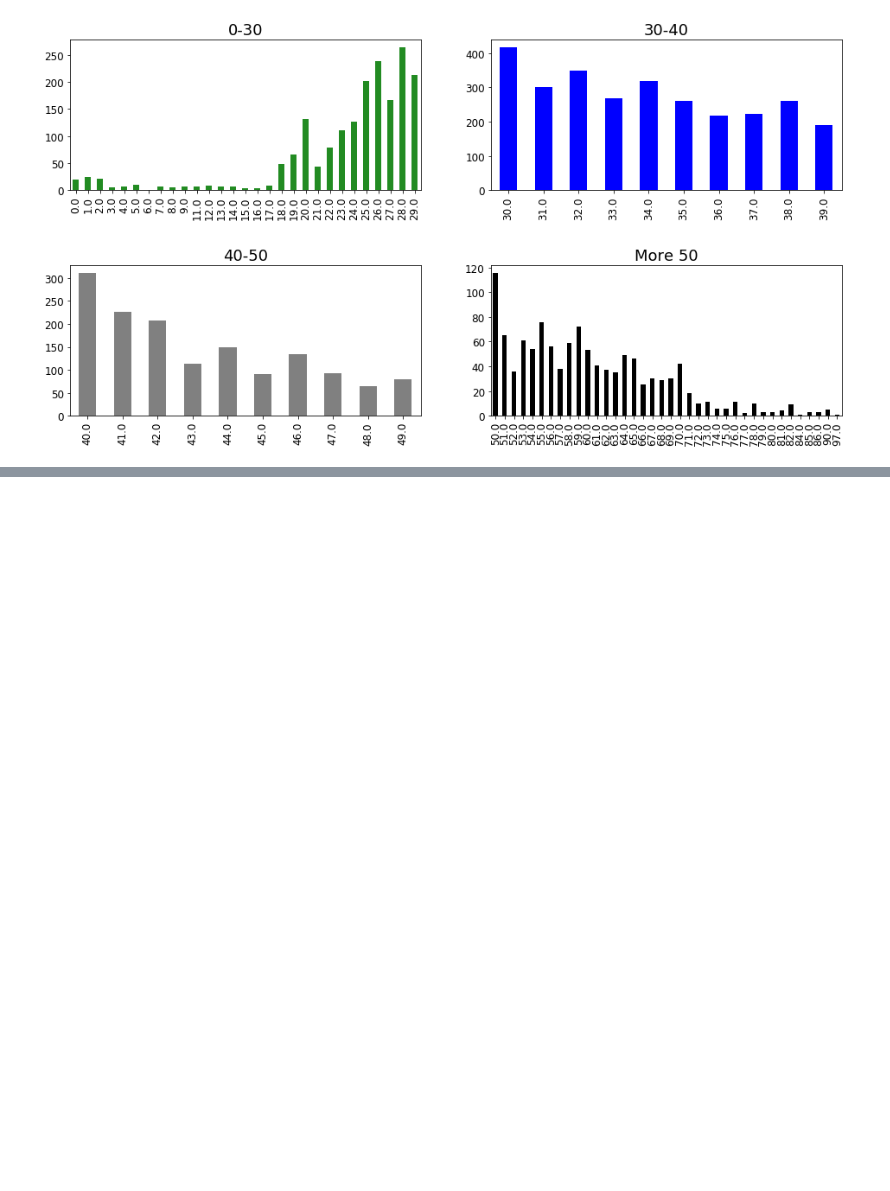
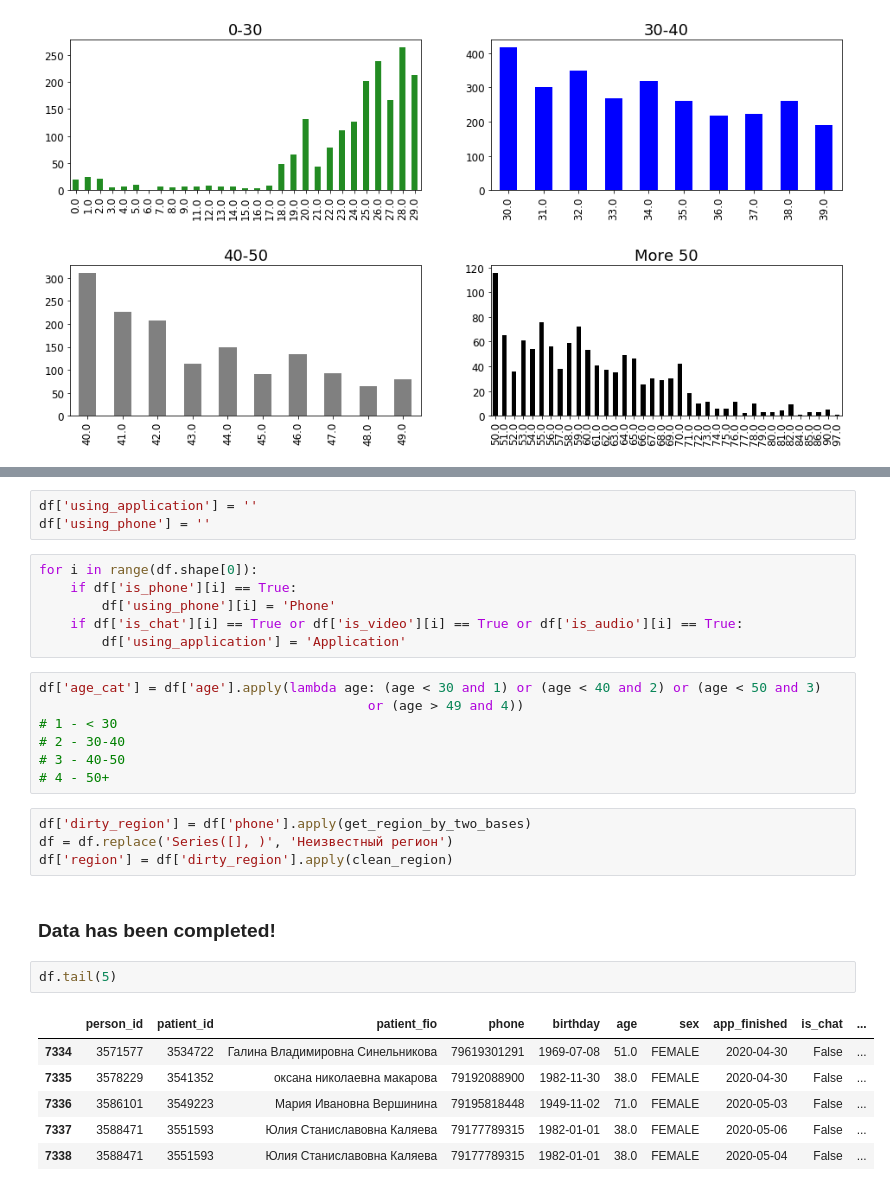
Before and after one commit to YAKOROLEVAZAMKA/test, a Jupyter notebook: Fast_Rabbit.ipynb, the cells around one changed output, grey strips where cells are left out. Saved outputs shown, nothing was run; the diff lists cells and outputs as text; blank space fills up the shorter version.

```diff
--- a/Fast_Rabbit.ipynb
+++ b/Fast_Rabbit.ipynb
@@ -423,0 +803,31 @@ plt.subplots_adjust(hspace=.5)
+# %%
+df['using_application'] = ''
+df['using_phone'] = ''
+# %%
+for i in range(df.shape[0]):
+    if df['is_phone'][i] == True:
+        df['using_phone'][i] = 'Phone'
+    if df['is_chat'][i] == True or df['is_video'][i] == True or df['is_audio'][i] == True:
+        df['using_application'] = 'Application'
+# %%
+df['age_cat'] = df['age'].apply(lambda age: (age < 30 and 1) or (age < 40 and 2) or (age < 50 and 3)
+                                          or (age > 49 and 4))
+# 1 - < 30
+# 2 - 30-40
+# 3 - 40-50
+# 4 - 50+
+# %%
+df['dirty_region'] = df['phone'].apply(get_region_by_two_bases)
+df = df.replace('Series([], )', 'Неизвестный регион')
+df['region'] = df['dirty_region'].apply(clean_region)
+# %% [markdown]
+### Data has been completed!
+# %%
+df.tail(5)
+# %% [output]
+|  | person_id | patient_id | patient_fio | phone | birthday | age | sex | app_finished | is_chat | ... |
+| 7334 | 3571577 | 3534722 | Галина Владимировна Синельникова | 79619301291 | 1969-07-08 | 51.0 | FEMALE | 2020-04-30 | False | ... |
+| 7335 | 3578229 | 3541352 | оксана николаевна макарова | 79192088900 | 1982-11-30 | 38.0 | FEMALE | 2020-04-30 | False | ... |
+| 7336 | 3586101 | 3549223 | Мария Ивановна Вершинина | 79195818448 | 1949-11-02 | 71.0 | FEMALE | 2020-05-03 | False | ... |
+| 7337 | 3588471 | 3551593 | Юлия Станиславовна Каляева | 79177789315 | 1982-01-01 | 38.0 | FEMALE | 2020-05-06 | False | ... |
+| 7338 | 3588471 | 3551593 | Юлия Станиславовна Каляева | 79177789315 | 1982-01-01 | 38.0 | FEMALE | 2020-05-04 | False | ... |
```
Also changed, not shown: parts of 44 cells of this notebook.
